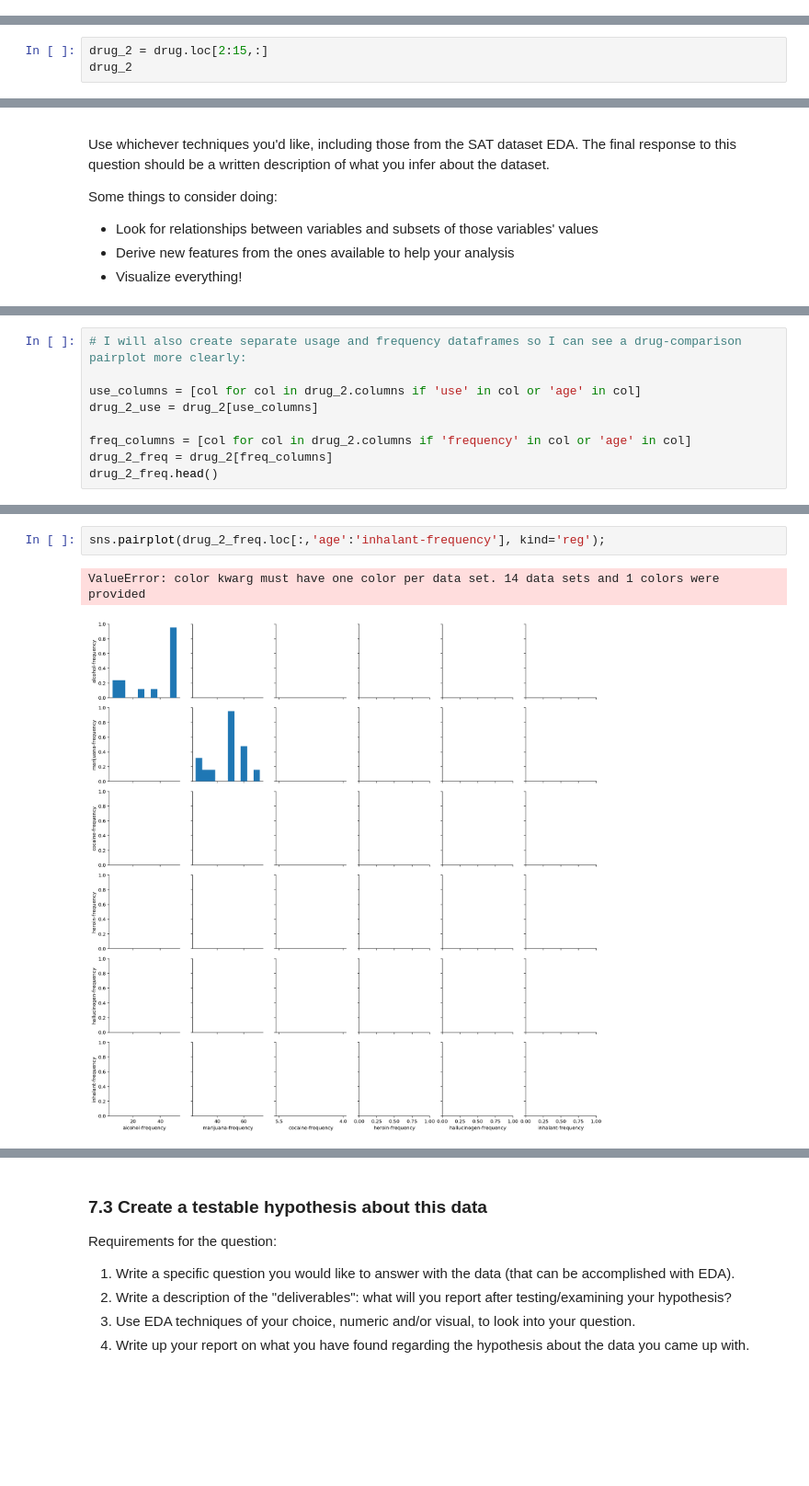
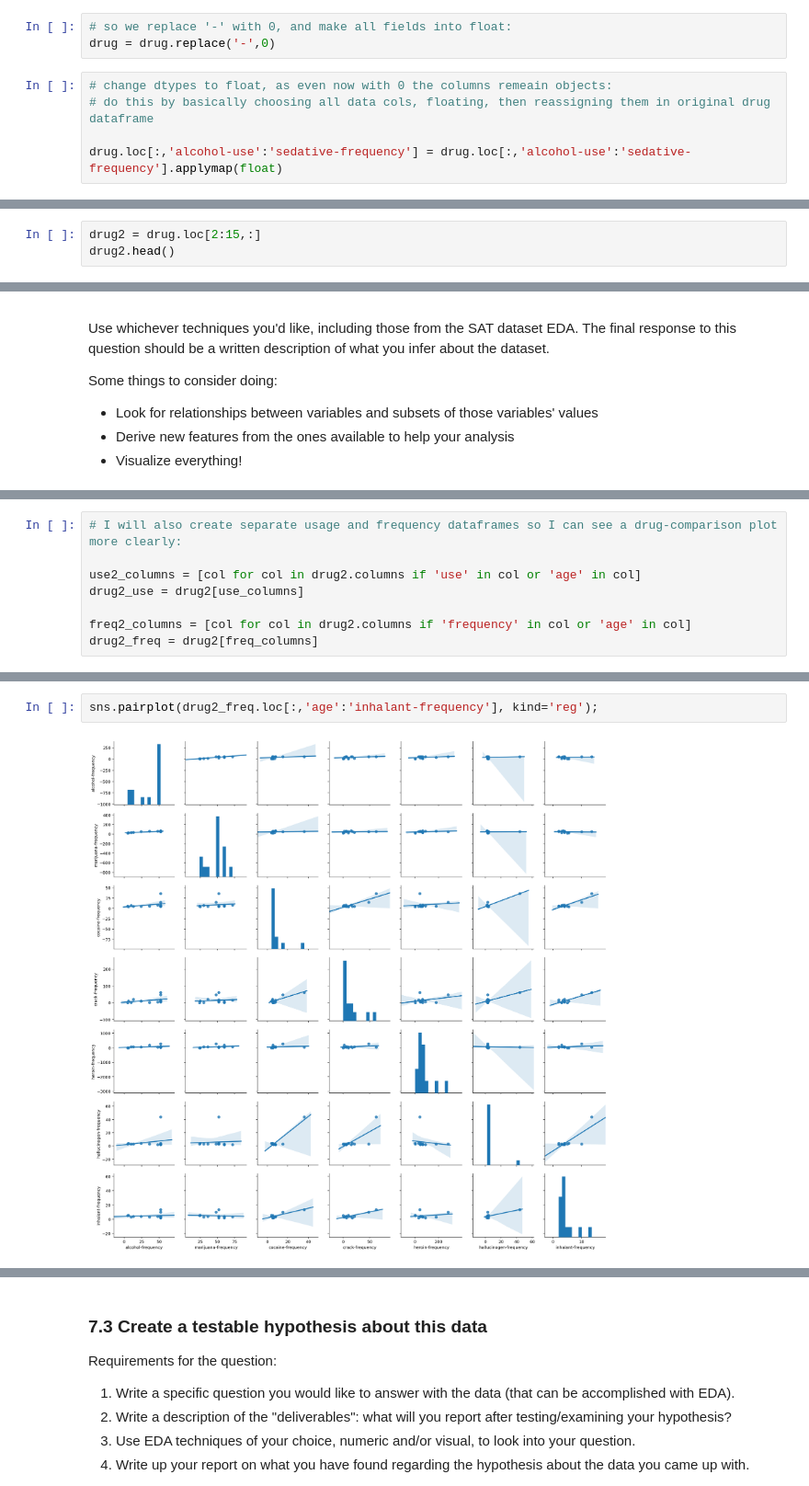
Before and after one commit to a3o1m2/DSI11-lessons, a Jupyter notebook: projects/project-2/project-02-v2-starter-code.ipynb, the cells around one changed output, grey strips where cells are left out. Shown at 92% size. Drawn from its saved outputs; the diff is of its cells as text; blank space fills up the shorter version.

```diff
--- a/projects/project-2/project-02-v2-starter-code.ipynb
+++ b/projects/project-2/project-02-v2-starter-code.ipynb
@@ -532,0 +529,8 @@ Same applies to 65+ who have unexplainably high stimulant use.
+# %%
+# so we replace '-' with 0, and make all fields into float:
+drug = drug.replace('-',0)
+# %%
+# change dtypes to float, as even now with 0 the columns remeain objects:
+# do this by basically choosing all data cols, floating, then reassigning them in original drug dataframe
+
+drug.loc[:,'alcohol-use':'sedative-frequency'] = drug.loc[:,'alcohol-use':'sedative-frequency'].applymap(float)
@@ -533,6 +578,6 @@ Same applies to 65+ who have unexplainably high stimulant use.
 # %%
-drug_2 = drug.loc[2:15,:]
-drug_2
+drug2 = drug.loc[2:15,:]
+drug2.head()
 # %% [output]
 |  | age | n | alcohol-use | alcohol-frequency | marijuana-use | marijuana-frequency | cocaine-use | ... |
 | 2 | 14 | 2792 | 18.1 | 5.0 | 8.7 | 24.0 | 0.1 | ... |
@@ -576,9 +612,8 @@ round(drug.describe(),1)
 # %%
-# I will also create separate usage and frequency dataframes so I can see a drug-comparison pairplot more clearly:
+# I will also create separate usage and frequency dataframes so I can see a drug-comparison plot more clearly:
 
-use_columns = [col for col in drug_2.columns if 'use' in col or 'age' in col]
-drug_2_use = drug_2[use_columns]
+use2_columns = [col for col in drug2.columns if 'use' in col or 'age' in col]
+drug2_use = drug2[use_columns]
 
-freq_columns = [col for col in drug_2.columns if 'frequency' in col or 'age' in col]
-drug_2_freq = drug_2[freq_columns]
-drug_2_freq.head()
+freq2_columns = [col for col in drug2.columns if 'frequency' in col or 'age' in col]
+drug2_freq = drug2[freq_columns]
@@ -604,6 +667,5 @@ sns.pairplot(drug_2_use.loc[:,'pain-releiver-use':'sedative-use'], kind='reg');
 # %%
-sns.pairplot(drug_2_freq.loc[:,'age':'inhalant-frequency'], kind='reg');
+sns.pairplot(drug2_freq.loc[:,'age':'inhalant-frequency'], kind='reg');
 # %% [output]
-ValueError: color kwarg must have one color per data set. 14 data sets and 1 colors were provided
-[figure, old version]
+[figure, new version]
 # %%
```
Also changed, not shown: parts of 42 cells of this notebook, 3 other files.
